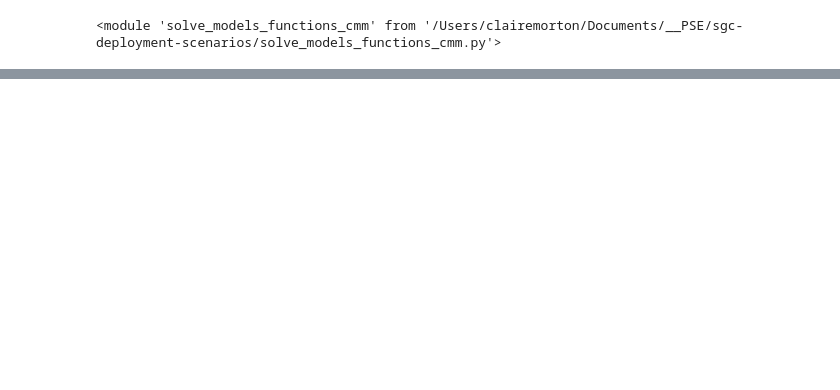
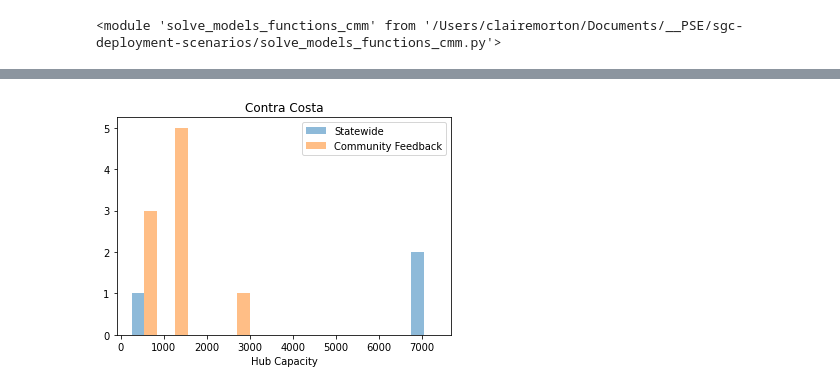
Before and after one commit to PSEHE/sgc-deployment-scenarios, a Jupyter notebook: model_comparison_contracosta_cmm.ipynb, the cells around one changed output, grey strips where cells are left out. Cells and saved outputs as stored; diff of their text form; code cells hidden in the pictures; blank space fills up the shorter version.

```diff
--- a/model_comparison_contracosta_cmm.ipynb
+++ b/model_comparison_contracosta_cmm.ipynb
@@ -92,6 +120,12 @@ sites_df_raw = pd.read_csv(sites_path)
 sites_df_raw = sites_df_raw.loc[sites_df_raw['cat_site'] != 'X', ['id_site', 'type_site', 'cat_site', 'SQFT_ROOF', 'LON', 'LAT']]
 sites_geom = gpd.points_from_xy(sites_df_raw.LON, sites_df_raw.LAT, crs = nad83)
 sites_gdf = gpd.GeoDataFrame(sites_df_raw, geometry = sites_geom, crs = nad83)
+# %%
+sites_gdf_noschools = sites_gdf.loc[sites_gdf['cat_site'].isin(['W', 'CC'])]
+# %%
+sites = list(sites_gdf_noschools['id_site'])
+dist_to_site_contra_costa_df_noschools = dist_to_site_contra_costa_df[np.intersect1d(dist_to_site_contra_costa_df.columns, sites)]
+dist_to_site_contra_costa_walk_cf_transit_df_noschools = dist_to_site_contra_costa_walk_cf_transit_df[np.intersect1d(dist_to_site_contra_costa_walk_cf_transit_df.columns, sites)]
 # %%
 # match sites to the walkability fo the block groups they're in
 for site, bg in sites_bgs_dict.items():
@@ -161,0 +145,12 @@ From these plots, it looks like generally:
+# %%
+# Run no schools models
+
+max_cost = 2000000 # $ that we can spend on hubs
+max_distance_walk = 1
+max_distance_drive = 1000
+conversion_walk_transit = 1290 # seconds/mile to convert distance matrix to miles (miles used in survey)
+
+#dist_to_site_contra_costa_df
+statewide_cc_noschools = model_pop_served_max(dist_to_site_contra_costa_df_noschools, max_cost, site_cost_dict, site_kw_occ_dict, max_distance_drive)
+local_cc_noschools = model_pop_served_max(scale_walkability(sites_bgs_dict.copy(), dist_to_site_contra_costa_walk_cf_transit_df_noschools.copy()/conversion_walk_transit),
+                                                           max_cost, site_cost_dict, site_kw_occ_dict, max_distance_walk, CES = False, walk_pop = True)
@@ -161,0 +176,8 @@ From these plots, it looks like generally:
+# %%
+plot_capacity([statewide_cc_noschools,
+              local_cc_noschools],
+              ["Statewide",
+                "Community Feedback"],
+             "Contra Costa")
+# %% [output]
+[figure, added]
```
Also changed, not shown: parts of 17 cells of this notebook, 19 other files.
